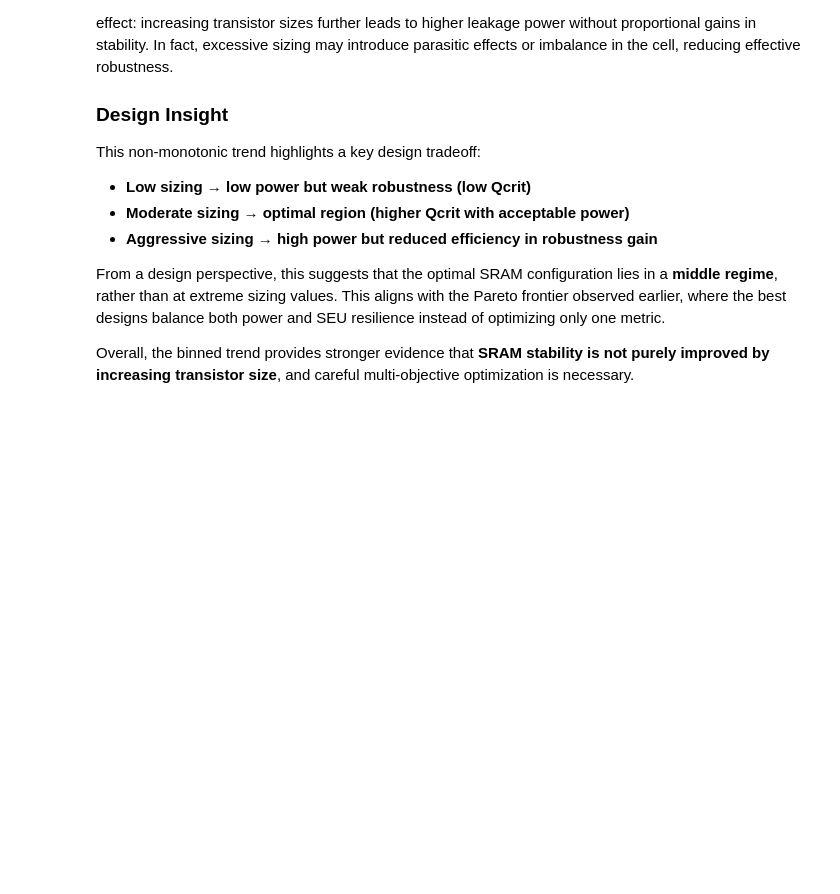
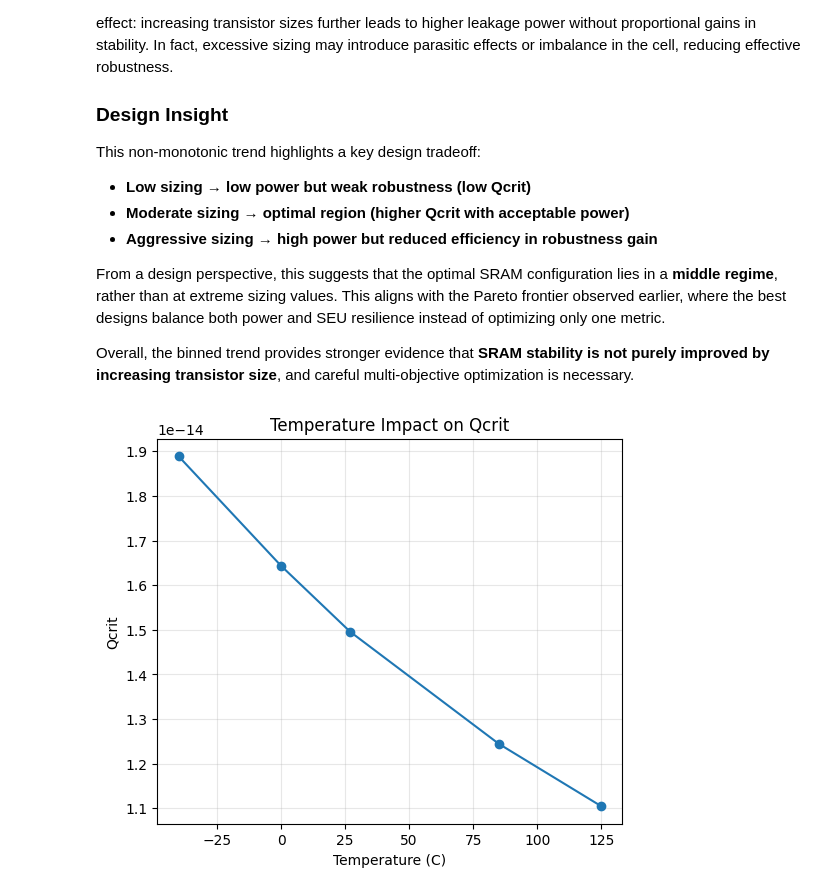
Before and after one commit to gannon1penn/ESE5760_Final_Project, a Jupyter notebook: sram_analysis.ipynb, the cells around one changed output. Saved outputs shown, nothing was run; the diff lists cells and outputs as text; code cells hidden in the pictures; blank space fills up the shorter version.

```diff
--- a/sram_analysis.ipynb
+++ b/sram_analysis.ipynb
@@ -636,3 +734,18 @@ This non-monotonic trend highlights a key design tradeoff:
 From a design perspective, this suggests that the optimal SRAM configuration lies in a **middle regime**, rather than at extreme sizing values. This aligns with the Pareto frontier observed earlier, where the best designs balance both power and SEU resilience instead of optimizing only one metric.
 
 Overall, the binned trend provides stronger evidence that **SRAM stability is not purely improved by increasing transistor size**, and careful multi-objective optimization is necessary.
+# %%
+
+temp_group = df_sample.groupby("temp")["qcrit"].mean()
+
+plt.figure(figsize=(6,5))
+plt.plot(temp_group.index, temp_group.values, marker='o')
+
+plt.xlabel("Temperature (C)")
+plt.ylabel("Qcrit")
+plt.title("Temperature Impact on Qcrit")
+plt.grid(alpha=0.3)
+
+plt.show()
+# %% [output]
+[figure, added]
```
Also changed, not shown: parts of 9 cells of this notebook.
